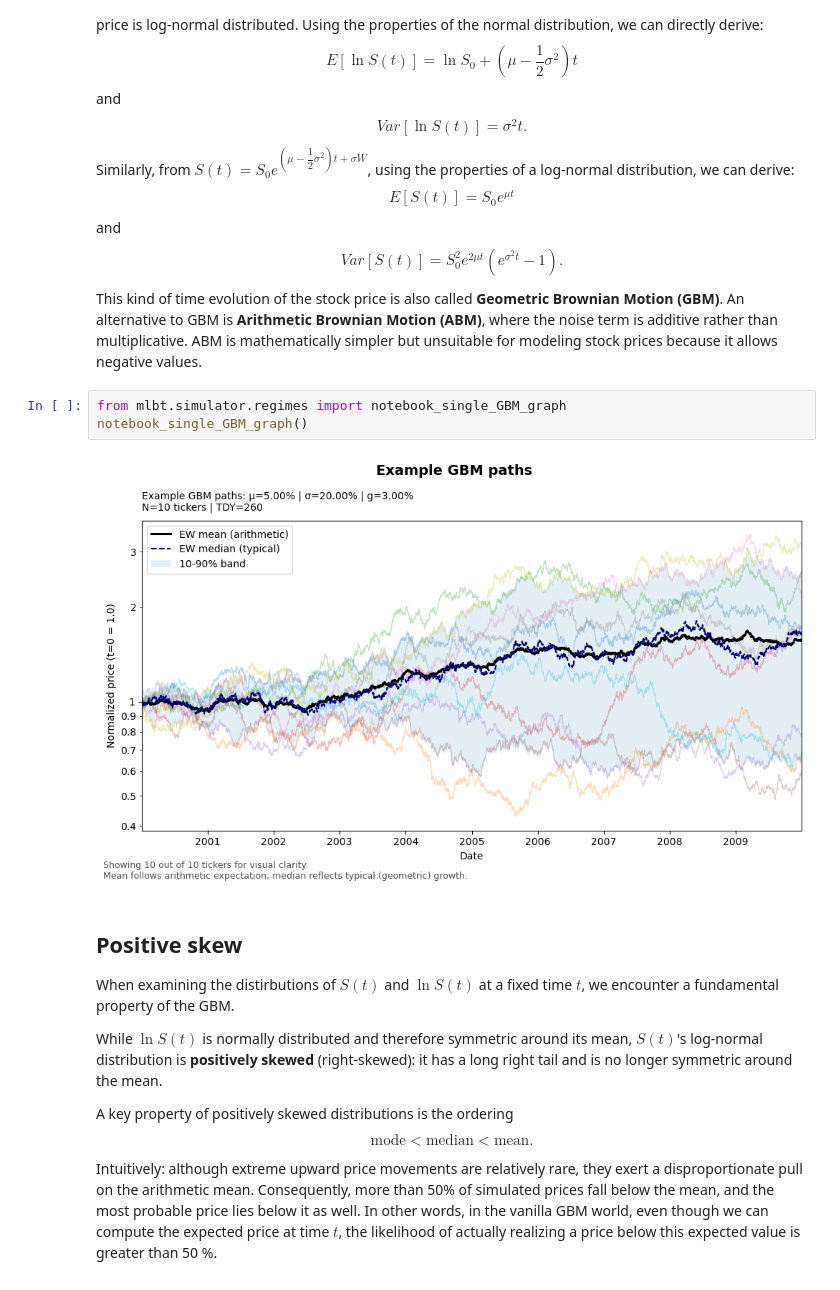
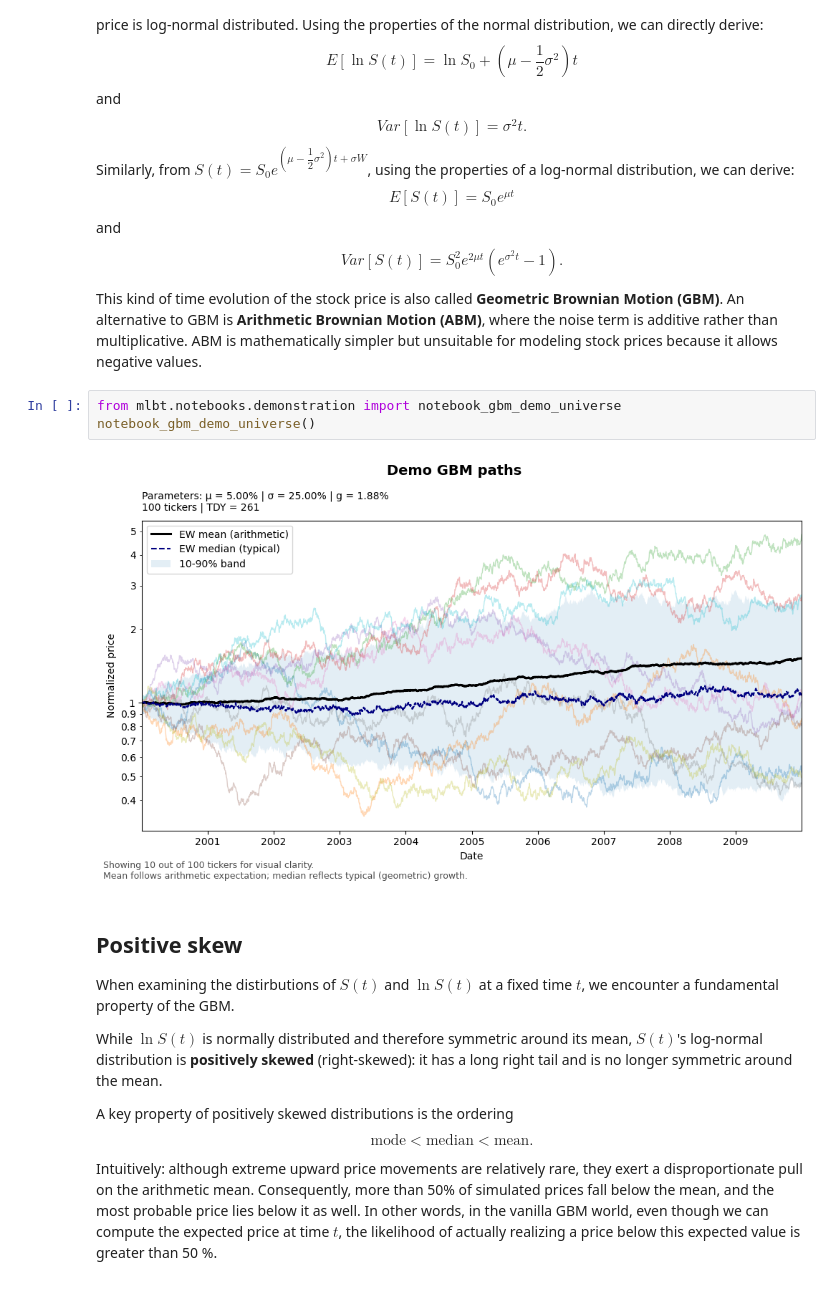
Before and after one commit to ElPhysico/ml-equity-backtester, a Jupyter notebook: notebooks/theory/01_gbm.ipynb, the cells around one changed output. Drawn from its saved outputs; the diff is of its cells as text.

```diff
--- a/notebooks/theory/01_gbm.ipynb
+++ b/notebooks/theory/01_gbm.ipynb
@@ -100,11 +100,11 @@ Var[S(t)] = S_0^2 e^{2\mu t} \left(e^{\sigma^2t} - 1\right).
 $$
 
 This kind of time evolution of the stock price is also called **Geometric Brownian Motion (GBM)**. An alternative to GBM is **Arithmetic Brownian Motion (ABM)**, where the noise term is additive rather than multiplicative. ABM is mathematically simpler but unsuitable for modeling stock prices because it allows negative values.
-# %%
-from mlbt.simulator.regimes import notebook_single_GBM_graph
-notebook_single_GBM_graph()
-# %% [output]
-[figure, removed]
+# %%
+from mlbt.notebooks.demonstration import notebook_gbm_demo_universe
+notebook_gbm_demo_universe()
+# %% [output]
+[figure, added]
 # %% [markdown]
 ## Positive skew
 
```
Also changed, not shown: parts of 2 cells of this notebook, 7 other files.
